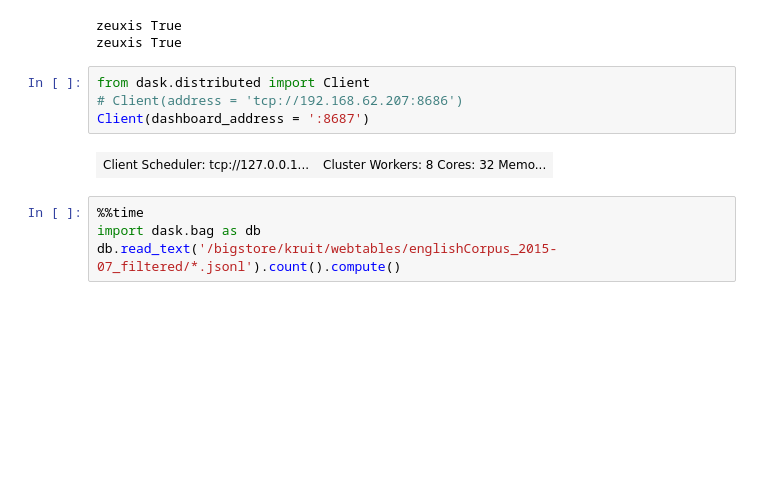
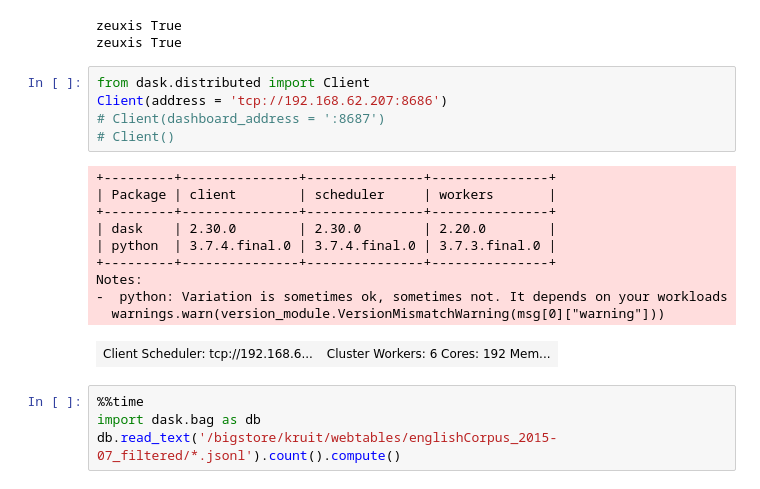
Before and after one commit to karmaresearch/takco, a Jupyter notebook: docs/tutorials/wdc-webtables.ipynb, the cells around one changed output. Drawn from its saved outputs; the diff is of its cells as text; blank space fills up the shorter version.

```diff
--- a/docs/tutorials/wdc-webtables.ipynb
+++ b/docs/tutorials/wdc-webtables.ipynb
@@ -23,10 +27,20 @@ zeuxis True
 zeuxis True
 # %%
 from dask.distributed import Client
-# Client(address = 'tcp://192.168.62.207:8686')
-Client(dashboard_address = ':8687')
+Client(address = 'tcp://192.168.62.207:8686')
+# Client(dashboard_address = ':8687')
+# Client()
 # %% [output]
++---------+---------------+---------------+---------------+
+| Package | client        | scheduler     | workers       |
++---------+---------------+---------------+---------------+
+| dask    | 2.30.0        | 2.30.0        | 2.20.0        |
+| python  | 3.7.4.final.0 | 3.7.4.final.0 | 3.7.3.final.0 |
++---------+---------------+---------------+---------------+
+Notes:
+-  python: Variation is sometimes ok, sometimes not. It depends on your workloads
+  warnings.warn(version_module.VersionMismatchWarning(msg[0]["warning"]))
-| Client Scheduler: tcp://127.0.0.1... | Cluster Workers: 8 Cores: 32 Memo... |
+| Client Scheduler: tcp://192.168.6... | Cluster Workers: 6 Cores: 192 Mem... |
 # %%
 %%time
 import dask.bag as db
```
Also changed, not shown: parts of 4 cells of this notebook, 10 other files.
